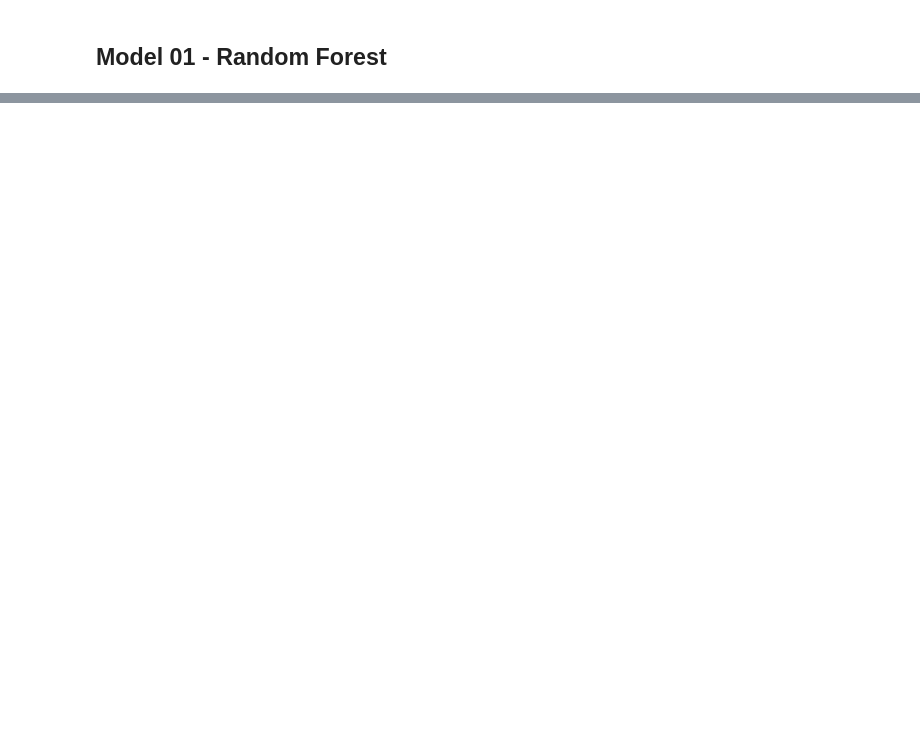
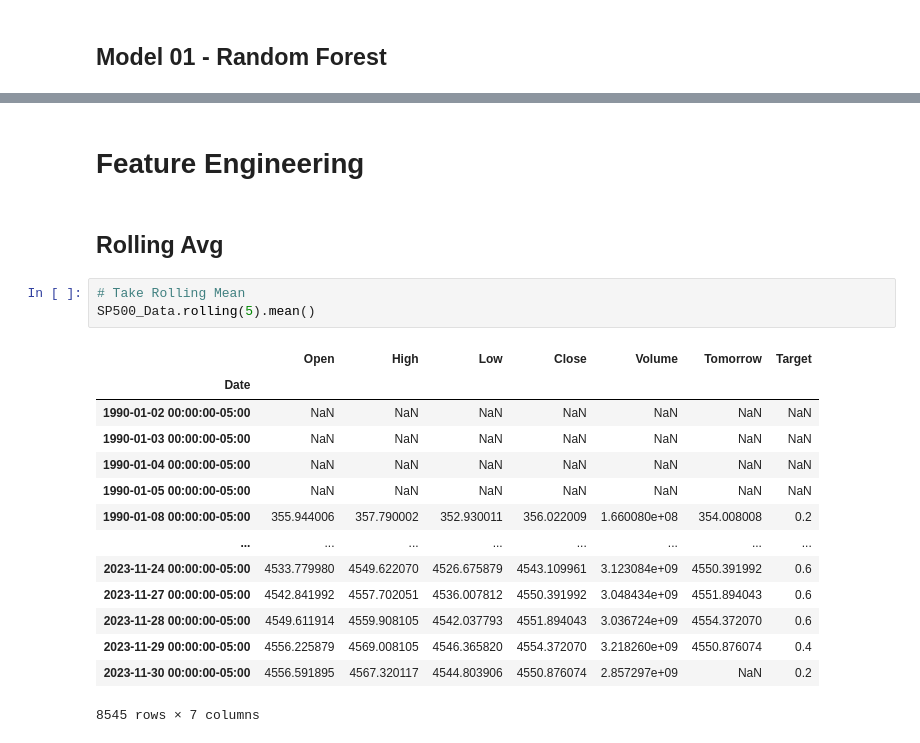
Before and after one commit to akshayyewle/Marketing-Analytics, a Jupyter notebook: 07 Stock Market Prediction - Dataquest/Python Code 01 - 30 Nov 2023.ipynb, the cells around one changed output, grey strips where cells are left out. Saved outputs shown, nothing was run; the diff lists cells and outputs as text; blank space fills up the shorter version.

```diff
--- a/07 Stock Market Prediction - Dataquest/Python Code 01 - 30 Nov 2023.ipynb
+++ b/07 Stock Market Prediction - Dataquest/Python Code 01 - 30 Nov 2023.ipynb
@@ -111,0 +180,22 @@ SP500_Data.head()
+# %% [markdown]
+# **Feature Engineering**
+# %% [markdown]
+## **Rolling Avg**
+# %%
+# Take Rolling Mean
+SP500_Data.rolling(5).mean()
+# %% [output]
+|  | Open | High | Low | Close | Volume | Tomorrow | Target |
+| Date |  |  |  |  |  |  |  |
+| 1990-01-02 00:00:00-05:00 | NaN | NaN | NaN | NaN | NaN | NaN | NaN |
+| 1990-01-03 00:00:00-05:00 | NaN | NaN | NaN | NaN | NaN | NaN | NaN |
+| 1990-01-04 00:00:00-05:00 | NaN | NaN | NaN | NaN | NaN | NaN | NaN |
+| 1990-01-05 00:00:00-05:00 | NaN | NaN | NaN | NaN | NaN | NaN | NaN |
+| 1990-01-08 00:00:00-05:00 | 355.944006 | 357.790002 | 352.930011 | 356.022009 | 1.660080e+08 | 354.008008 | 0.2 |
+| ... | ... | ... | ... | ... | ... | ... | ... |
+| 2023-11-24 00:00:00-05:00 | 4533.779980 | 4549.622070 | 4526.675879 | 4543.109961 | 3.123084e+09 | 4550.391992 | 0.6 |
+| 2023-11-27 00:00:00-05:00 | 4542.841992 | 4557.702051 | 4536.007812 | 4550.391992 | 3.048434e+09 | 4551.894043 | 0.6 |
+| 2023-11-28 00:00:00-05:00 | 4549.611914 | 4559.908105 | 4542.037793 | 4551.894043 | 3.036724e+09 | 4554.372070 | 0.6 |
+| 2023-11-29 00:00:00-05:00 | 4556.225879 | 4569.008105 | 4546.365820 | 4554.372070 | 3.218260e+09 | 4550.876074 | 0.4 |
+| 2023-11-30 00:00:00-05:00 | 4556.591895 | 4567.320117 | 4544.803906 | 4550.876074 | 2.857297e+09 | NaN | 0.2 |
+8545 rows × 7 columns
```
Also changed, not shown: parts of 32 cells of this notebook.
